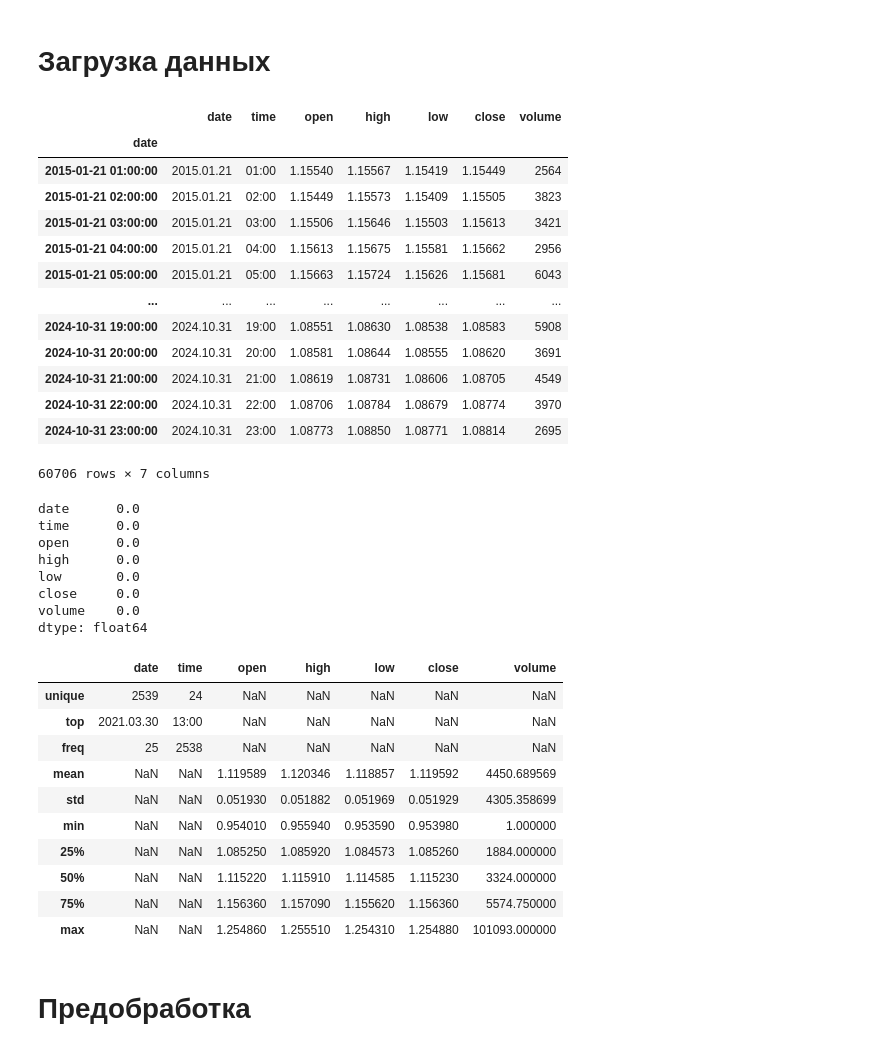
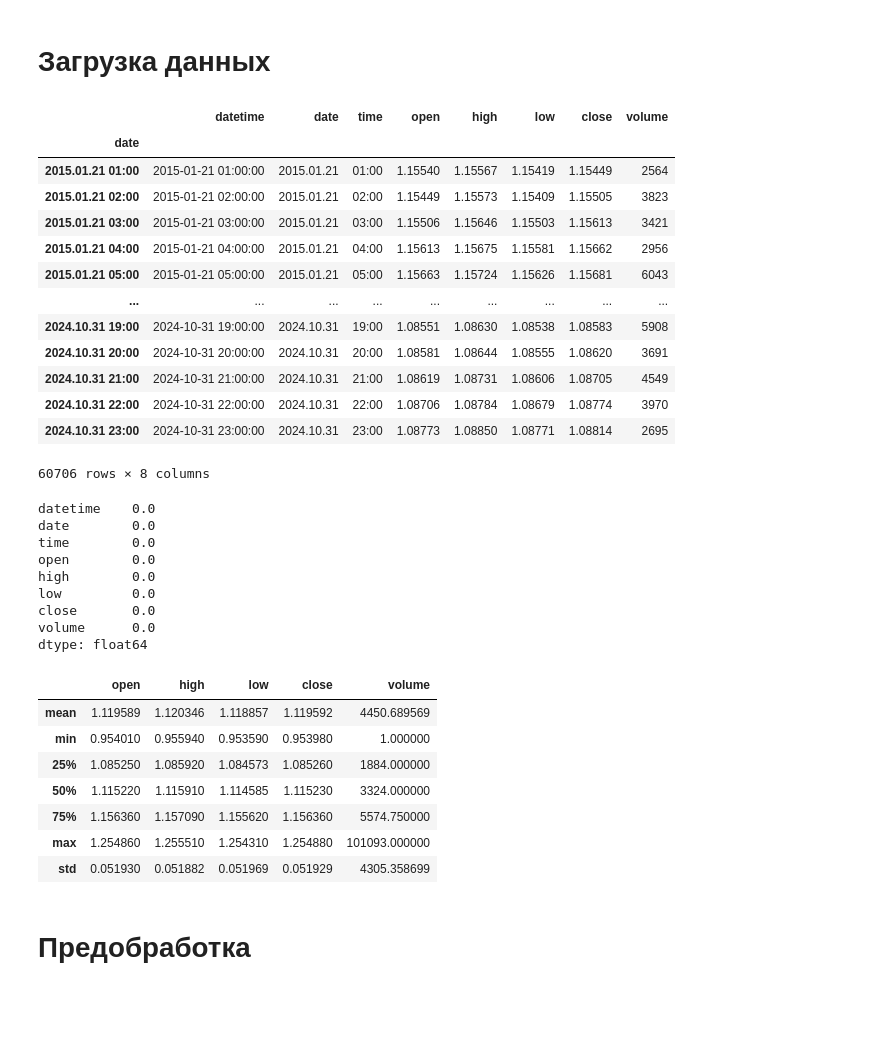
Before and after one commit to Priboy313/final-qualifying-work, a Jupyter notebook: main.ipynb, the cells around one changed output. Drawn from its saved outputs; the diff is of its cells as text; code cells hidden in the pictures; blank space fills up the shorter version.

```diff
--- a/main.ipynb
+++ b/main.ipynb
@@ -90,52 +91,53 @@ d_period    = 3
 # %%
 df = pd.read_csv('Data/EURUSD_H1_2015-01-21_2024-10-31.zip')
 df.columns = ['date', 'open', 'high', 'low', 'close', 'volume']
+
+df['datetime'] = pd.to_datetime(df['date'])
 df.index = df['date']
-df.index = pd.to_datetime(df.index)
 df[['date', 'time']] = df['date'].str.split(' ', expand=True)[[0, 1]]
-df = df[['date', 'time', 'open', 'high', 'low', 'close', 'volume']]
+df = df[['datetime', 'date', 'time', 'open', 'high', 'low', 'close', 'volume']]
 # %%
 df
 # %% [output]
-|  | date | time | open | high | low | close | volume |
-| date |  |  |  |  |  |  |  |
-| 2015-01-21 01:00:00 | 2015.01.21 | 01:00 | 1.15540 | 1.15567 | 1.15419 | 1.15449 | 2564 |
-| 2015-01-21 02:00:00 | 2015.01.21 | 02:00 | 1.15449 | 1.15573 | 1.15409 | 1.15505 | 3823 |
-| 2015-01-21 03:00:00 | 2015.01.21 | 03:00 | 1.15506 | 1.15646 | 1.15503 | 1.15613 | 3421 |
-| 2015-01-21 04:00:00 | 2015.01.21 | 04:00 | 1.15613 | 1.15675 | 1.15581 | 1.15662 | 2956 |
-| 2015-01-21 05:00:00 | 2015.01.21 | 05:00 | 1.15663 | 1.15724 | 1.15626 | 1.15681 | 6043 |
-| ... | ... | ... | ... | ... | ... | ... | ... |
-| 2024-10-31 19:00:00 | 2024.10.31 | 19:00 | 1.08551 | 1.08630 | 1.08538 | 1.08583 | 5908 |
-| 2024-10-31 20:00:00 | 2024.10.31 | 20:00 | 1.08581 | 1.08644 | 1.08555 | 1.08620 | 3691 |
-| 2024-10-31 21:00:00 | 2024.10.31 | 21:00 | 1.08619 | 1.08731 | 1.08606 | 1.08705 | 4549 |
-| 2024-10-31 22:00:00 | 2024.10.31 | 22:00 | 1.08706 | 1.08784 | 1.08679 | 1.08774 | 3970 |
-| 2024-10-31 23:00:00 | 2024.10.31 | 23:00 | 1.08773 | 1.08850 | 1.08771 | 1.08814 | 2695 |
+|  | datetime | date | time | open | high | low | close | volume |
+| date |  |  |  |  |  |  |  |  |
+| 2015.01.21 01:00 | 2015-01-21 01:00:00 | 2015.01.21 | 01:00 | 1.15540 | 1.15567 | 1.15419 | 1.15449 | 2564 |
+| 2015.01.21 02:00 | 2015-01-21 02:00:00 | 2015.01.21 | 02:00 | 1.15449 | 1.15573 | 1.15409 | 1.15505 | 3823 |
+| 2015.01.21 03:00 | 2015-01-21 03:00:00 | 2015.01.21 | 03:00 | 1.15506 | 1.15646 | 1.15503 | 1.15613 | 3421 |
+| 2015.01.21 04:00 | 2015-01-21 04:00:00 | 2015.01.21 | 04:00 | 1.15613 | 1.15675 | 1.15581 | 1.15662 | 2956 |
+| 2015.01.21 05:00 | 2015-01-21 05:00:00 | 2015.01.21 | 05:00 | 1.15663 | 1.15724 | 1.15626 | 1.15681 | 6043 |
+| ... | ... | ... | ... | ... | ... | ... | ... | ... |
+| 2024.10.31 19:00 | 2024-10-31 19:00:00 | 2024.10.31 | 19:00 | 1.08551 | 1.08630 | 1.08538 | 1.08583 | 5908 |
+| 2024.10.31 20:00 | 2024-10-31 20:00:00 | 2024.10.31 | 20:00 | 1.08581 | 1.08644 | 1.08555 | 1.08620 | 3691 |
+| 2024.10.31 21:00 | 2024-10-31 21:00:00 | 2024.10.31 | 21:00 | 1.08619 | 1.08731 | 1.08606 | 1.08705 | 4549 |
+| 2024.10.31 22:00 | 2024-10-31 22:00:00 | 2024.10.31 | 22:00 | 1.08706 | 1.08784 | 1.08679 | 1.08774 | 3970 |
+| 2024.10.31 23:00 | 2024-10-31 23:00:00 | 2024.10.31 | 23:00 | 1.08773 | 1.08850 | 1.08771 | 1.08814 | 2695 |
-60706 rows × 7 columns
+60706 rows × 8 columns
 # %%
 df.isna().mean()
 # %% [output]
-date      0.0
-time      0.0
-open      0.0
-high      0.0
-low       0.0
-close     0.0
-volume    0.0
+datetime    0.0
+date        0.0
+time        0.0
+open        0.0
+high        0.0
+low         0.0
+close       0.0
+volume      0.0
 dtype: float64
 # %%
-df.describe(include='all').drop('count')
+df.describe(include='all')\
+    .drop(['count', 'unique', 'top', 'freq'])\
+    .drop(['datetime', 'date', 'time'], axis=1)
 # %% [output]
-|  | date | time | open | high | low | close | volume |
-| unique | 2539 | 24 | NaN | NaN | NaN | NaN | NaN |
-| top | 2021.03.30 | 13:00 | NaN | NaN | NaN | NaN | NaN |
-| freq | 25 | 2538 | NaN | NaN | NaN | NaN | NaN |
-| mean | NaN | NaN | 1.119589 | 1.120346 | 1.118857 | 1.119592 | 4450.689569 |
-| std | NaN | NaN | 0.051930 | 0.051882 | 0.051969 | 0.051929 | 4305.358699 |
-| min | NaN | NaN | 0.954010 | 0.955940 | 0.953590 | 0.953980 | 1.000000 |
-| 25% | NaN | NaN | 1.085250 | 1.085920 | 1.084573 | 1.085260 | 1884.000000 |
-| 50% | NaN | NaN | 1.115220 | 1.115910 | 1.114585 | 1.115230 | 3324.000000 |
-| 75% | NaN | NaN | 1.156360 | 1.157090 | 1.155620 | 1.156360 | 5574.750000 |
-| max | NaN | NaN | 1.254860 | 1.255510 | 1.254310 | 1.254880 | 101093.000000 |
+|  | open | high | low | close | volume |
+| mean | 1.119589 | 1.120346 | 1.118857 | 1.119592 | 4450.689569 |
+| min | 0.954010 | 0.955940 | 0.953590 | 0.953980 | 1.000000 |
+| 25% | 1.085250 | 1.085920 | 1.084573 | 1.085260 | 1884.000000 |
+| 50% | 1.115220 | 1.115910 | 1.114585 | 1.115230 | 3324.000000 |
+| 75% | 1.156360 | 1.157090 | 1.155620 | 1.156360 | 5574.750000 |
+| max | 1.254860 | 1.255510 | 1.254310 | 1.254880 | 101093.000000 |
+| std | 0.051930 | 0.051882 | 0.051969 | 0.051929 | 4305.358699 |
 # %% [markdown]
 # Предобработка
 # %% [markdown]
```
Also changed, not shown: parts of 4 cells of this notebook, 2 other files.
